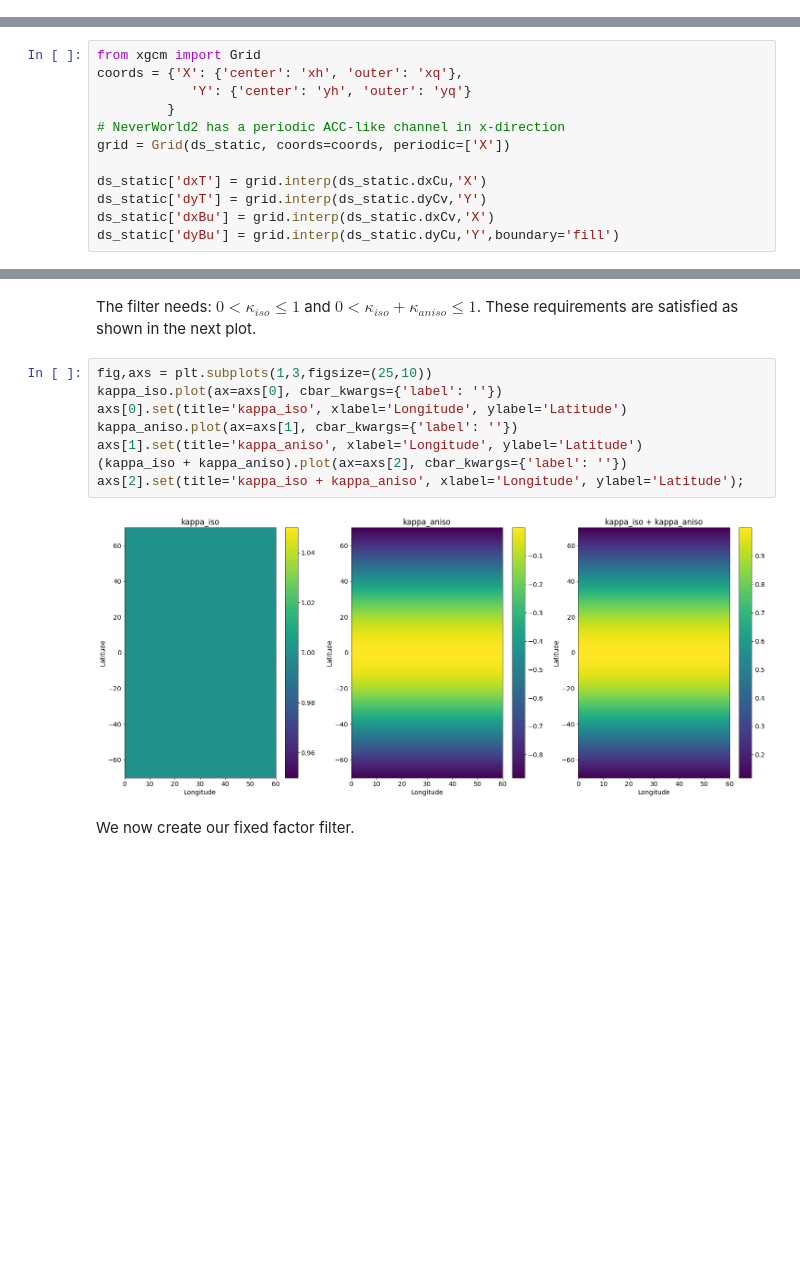
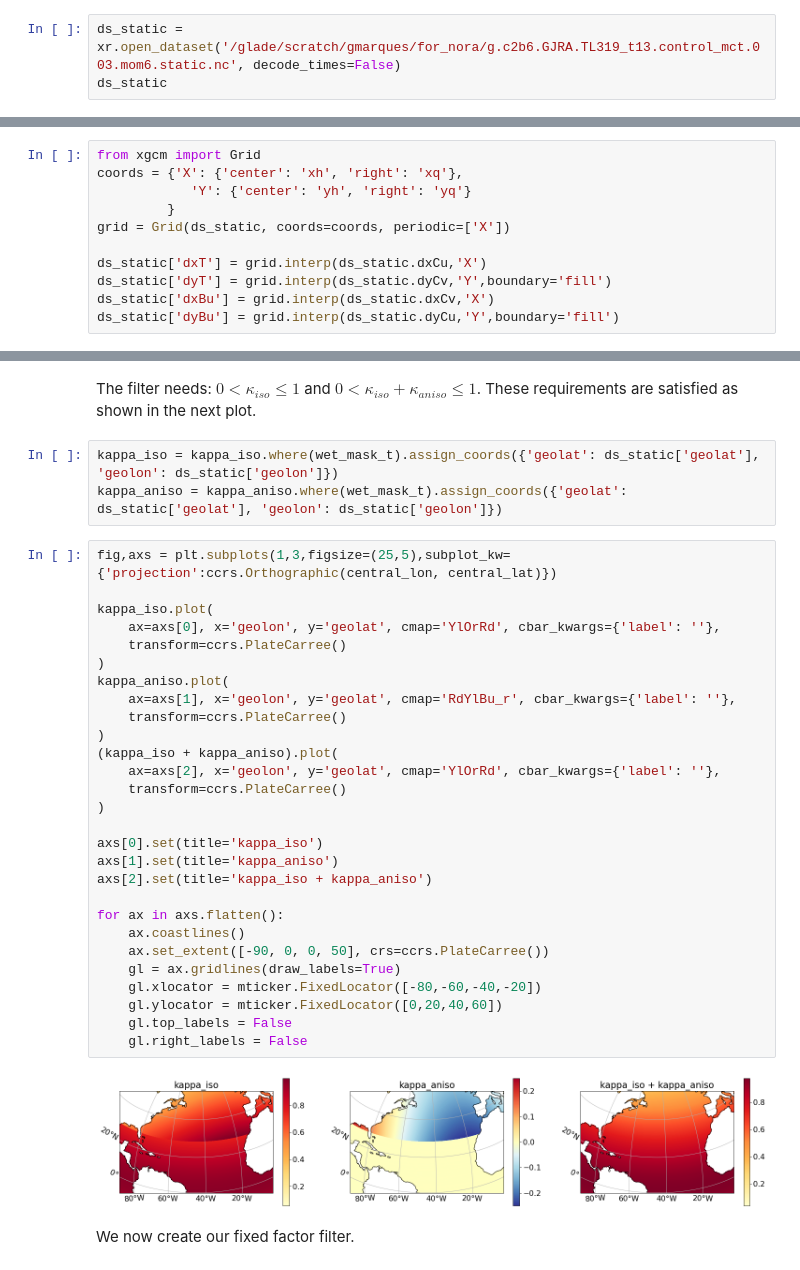
Before and after one commit to ocean-eddy-cpt/gcm-filters, a Jupyter notebook: docs/tutorial_vector_laplacian.ipynb, the cells around one changed output, grey strips where cells are left out. Drawn from its saved outputs; the diff is of its cells as text; blank space fills up the shorter version.

```diff
--- a/docs/tutorial_vector_laplacian.ipynb
+++ b/docs/tutorial_vector_laplacian.ipynb
@@ -95,0 +49,3 @@ ds_static.wet.plot(figsize=(8,8));
+# %%
+ds_static = xr.open_dataset('/glade/scratch/gmarques/for_nora/g.c2b6.GJRA.TL319_t13.control_mct.003.mom6.static.nc', decode_times=False)
+ds_static
@@ -119,12 +92,11 @@ gcm_filters.required_grid_vars(gcm_filters.GridType.VECTOR_C_GRID)
 # %%
 from xgcm import Grid
-coords = {'X': {'center': 'xh', 'outer': 'xq'},
-            'Y': {'center': 'yh', 'outer': 'yq'}
+coords = {'X': {'center': 'xh', 'right': 'xq'},
+            'Y': {'center': 'yh', 'right': 'yq'}
          }
-# NeverWorld2 has a periodic ACC-like channel in x-direction
 grid = Grid(ds_static, coords=coords, periodic=['X'])
 
 ds_static['dxT'] = grid.interp(ds_static.dxCu,'X')
-ds_static['dyT'] = grid.interp(ds_static.dyCv,'Y')
+ds_static['dyT'] = grid.interp(ds_static.dyCv,'Y',boundary='fill')
 ds_static['dxBu'] = grid.interp(ds_static.dxCv,'X')
 ds_static['dyBu'] = grid.interp(ds_static.dyCu,'Y',boundary='fill')
@@ -630,16 +335,39 @@ kappa_iso = dyCv * dyCv / (dx_max * dx_max)
 kappa_aniso = dxCu*dxCu / (dx_max * dx_max) - dyCv * dyCv / (dx_max * dx_max)
 # %% [markdown]
 The filter needs: $0 < \kappa_{iso} \leq 1$ and $0 < \kappa_{iso} + \kappa_{aniso} \leq 1$. These requirements are satisfied as shown in the next plot.
-# %%
-fig,axs = plt.subplots(1,3,figsize=(25,10))
-kappa_iso.plot(ax=axs[0], cbar_kwargs={'label': ''})
-axs[0].set(title='kappa_iso', xlabel='Longitude', ylabel='Latitude')
-kappa_aniso.plot(ax=axs[1], cbar_kwargs={'label': ''})
-axs[1].set(title='kappa_aniso', xlabel='Longitude', ylabel='Latitude')
-(kappa_iso + kappa_aniso).plot(ax=axs[2], cbar_kwargs={'label': ''})
-axs[2].set(title='kappa_iso + kappa_aniso', xlabel='Longitude', ylabel='Latitude');
-# %% [output]
-[figure, removed]
+# %%
+kappa_iso = kappa_iso.where(wet_mask_t).assign_coords({'geolat': ds_static['geolat'], 'geolon': ds_static['geolon']})
+kappa_aniso = kappa_aniso.where(wet_mask_t).assign_coords({'geolat': ds_static['geolat'], 'geolon': ds_static['geolon']})
+# %%
+fig,axs = plt.subplots(1,3,figsize=(25,5),subplot_kw={'projection':ccrs.Orthographic(central_lon, central_lat)})
+
+kappa_iso.plot(
+    ax=axs[0], x='geolon', y='geolat', cmap='YlOrRd', cbar_kwargs={'label': ''},
+    transform=ccrs.PlateCarree()
+)
+kappa_aniso.plot(
+    ax=axs[1], x='geolon', y='geolat', cmap='RdYlBu_r', cbar_kwargs={'label': ''},
+    transform=ccrs.PlateCarree()
+)
+(kappa_iso + kappa_aniso).plot(
+    ax=axs[2], x='geolon', y='geolat', cmap='YlOrRd', cbar_kwargs={'label': ''},
+    transform=ccrs.PlateCarree()
+)
+
+axs[0].set(title='kappa_iso')
+axs[1].set(title='kappa_aniso')
+axs[2].set(title='kappa_iso + kappa_aniso')
+
+for ax in axs.flatten():
+    ax.coastlines()
+    ax.set_extent([-90, 0, 0, 50], crs=ccrs.PlateCarree())
+    gl = ax.gridlines(draw_labels=True)
+    gl.xlocator = mticker.FixedLocator([-80,-60,-40,-20])
+    gl.ylocator = mticker.FixedLocator([0,20,40,60])
+    gl.top_labels = False
+    gl.right_labels = False
+# %% [output]
+[figure, added]
 # %% [markdown]
 We now create our fixed factor filter.
 # %%
```
Also changed, not shown: parts of 82 cells of this notebook.
